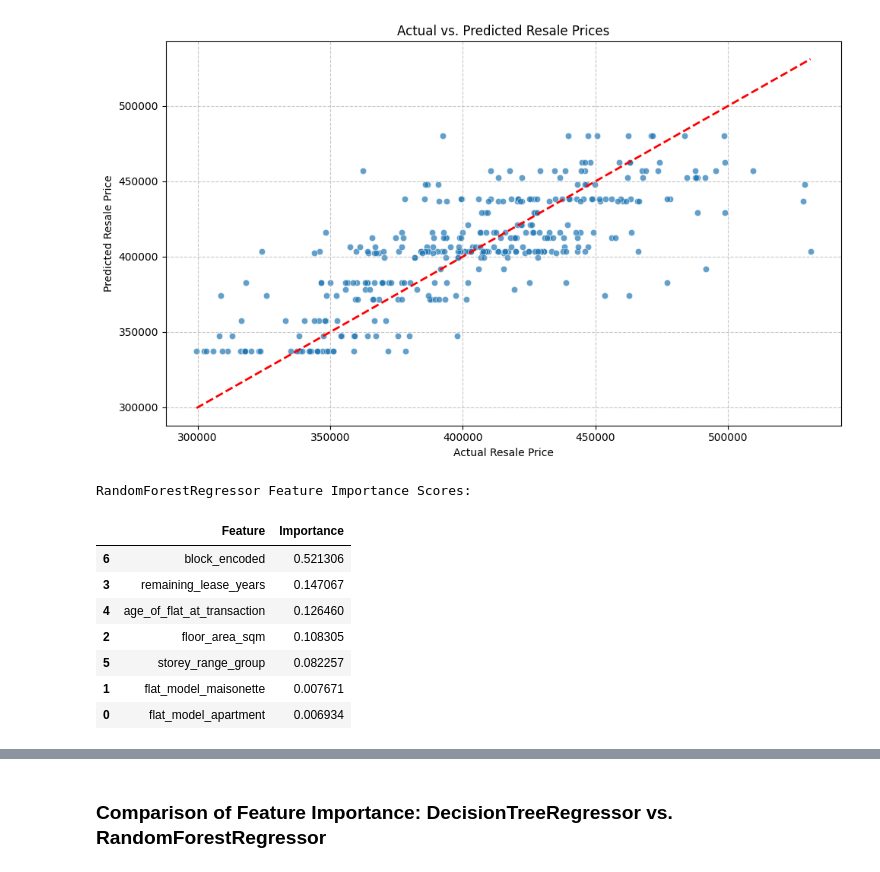
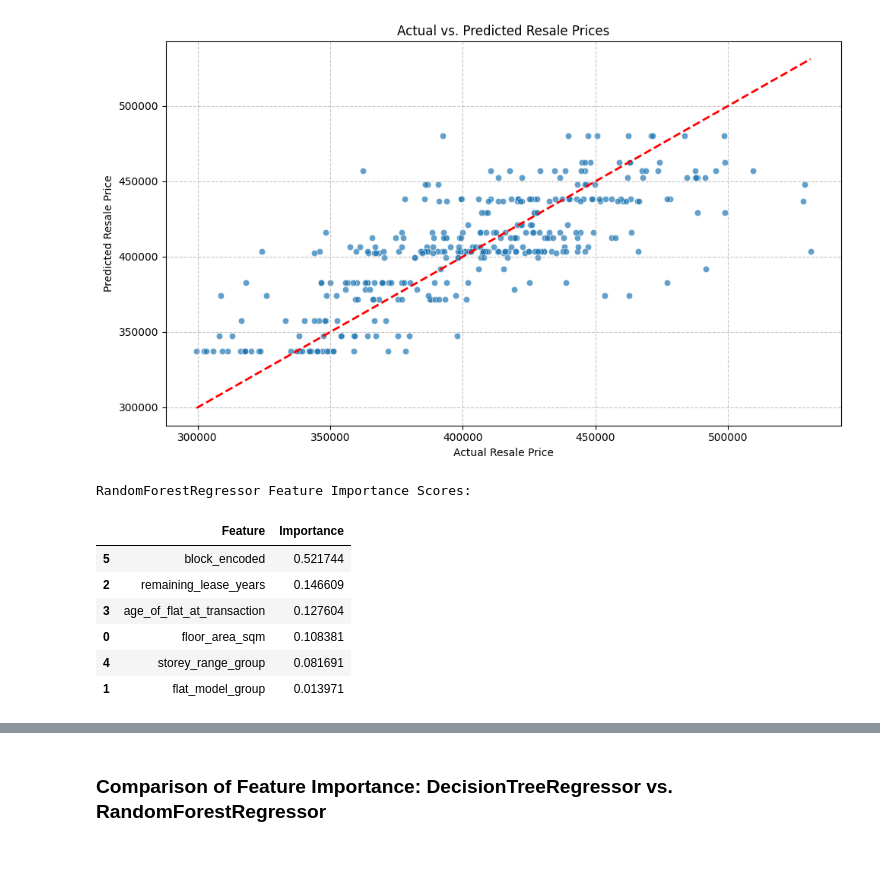
Before and after one commit to danielchin-ck/ADALL_github, a Jupyter notebook: project/6096089w_cda1c03_adall_project_2026_ver5.ipynb, the cells around one changed output, grey strips where cells are left out. Saved outputs shown, nothing was run; the diff lists cells and outputs as text; code cells hidden in the pictures.

```diff
--- a/project/6096089w_cda1c03_adall_project_2026_ver5.ipynb
+++ b/project/6096089w_cda1c03_adall_project_2026_ver5.ipynb
@@ -813,3 +813,8 @@ Column 'floor_area_sqm': 35 outliers detected (outside 1.5*IQR). Min: 141.00, Ma
 705  pasir ris  executive   237  pasir ris st 21     10 to 12           161.0   apartment                 1993  75 years 06 months      600000.0              2017                      1                ...
 706  pasir ris  executive   108  pasir ris st 12     10 to 12           146.0  maisonette                 1988  70 years 08 months      638000.0              2017                      1                ...
 707  pasir ris  executive   531   pasir ris dr 1     04 to 06           165.0  maisonette                 1992  74 years 11 months      728000.0              2017                      1                ...
+# %%
+cleaned_df['flat_model_group'] = pd.factorize(cleaned_df['flat_model'])[0]
+
+print("Converted 'flat_model' to numeric 'flat_model_group'.")
+print(cleaned_df[['flat_model', 'flat_model_group']].head())
@@ -1349,6 +1412,6 @@ Cleaned shape: (1378, 16)
 # %%
 # Columns to remove due to data leakage or redundancy
-columns_to_drop = ['remaining_lease', 'block', 'storey_range', 'street_name', 'flat_type', 'town','lease_commence_date', 'Index_Base_2007Q2','resale_price']
+columns_to_drop = ['remaining_lease', 'block', 'storey_range', 'street_name', 'flat_type', 'town','lease_commence_date', 'Index_Base_2007Q2','resale_price', 'flat_model']
 
 # Drop the identified columns from cleaned_df
 # The target column 'deflated_resale_price' will be separated later when creating X and y.
@@ -1393,7 +1484,7 @@ if target_col not in cleaned_df.columns:
 # You can modify this list to include or exclude features as desired.
 feature_columns = [
     'floor_area_sqm',
-    'flat_model',
+    'flat_model_group',
     #'transaction_year',
     #'transaction_month_num',
     'remaining_lease_years',
@@ -1578,38 +1669,38 @@ plt.show()
 # %%
 import pandas as pd
 
 # Get the feature importances from the trained RandomForestRegressor
 # The 'model' step in the pipeline is the RandomForestRegressor
 rf_feature_importances = rf_model.named_steps['model'].feature_importances_
 
 # Get the feature names after preprocessing
 # For one-hot encoded categorical features
-onehot_features_rf = rf_model.named_steps['preprocessor'].named_transformers_['cat'].get_feature_names_out(cat_columns)
+# onehot_features_rf = rf_model.named_steps['preprocessor'].named_transformers_['cat'].get_feature_names_out(cat_columns)
 
 # For numerical features (they retain their original names after StandardScaler)
-all_processed_features_rf = list(onehot_features_rf) + num_columns
+# all_processed_features_rf = list(onehot_features_rf) + num_columns
+all_processed_features_rf = num_columns
 
 # Create a DataFrame for better visualization
 rf_importance_df = pd.DataFrame({
     'Feature': all_processed_features_rf,
     'Importance': rf_feature_importances
 })
 
 # Sort by importance in descending order
 rf_importance_df = rf_importance_df.sort_values(by='Importance', ascending=False)
 
 print('RandomForestRegressor Feature Importance Scores:')
 display(rf_importance_df)
 # %% [output]
 RandomForestRegressor Feature Importance Scores:
 |  | Feature | Importance |
-| 6 | block_encoded | 0.521306 |
-| 3 | remaining_lease_years | 0.147067 |
-| 4 | age_of_flat_at_transaction | 0.126460 |
-| 2 | floor_area_sqm | 0.108305 |
-| 5 | storey_range_group | 0.082257 |
-| 1 | flat_model_maisonette | 0.007671 |
-| 0 | flat_model_apartment | 0.006934 |
+| 5 | block_encoded | 0.521744 |
+| 2 | remaining_lease_years | 0.146609 |
+| 3 | age_of_flat_at_transaction | 0.127604 |
+| 0 | floor_area_sqm | 0.108381 |
+| 4 | storey_range_group | 0.081691 |
+| 1 | flat_model_group | 0.013971 |
 # %%
 import matplotlib.pyplot as plt
 import seaborn as sns
```
Also changed, not shown: parts of 29 cells of this notebook.
